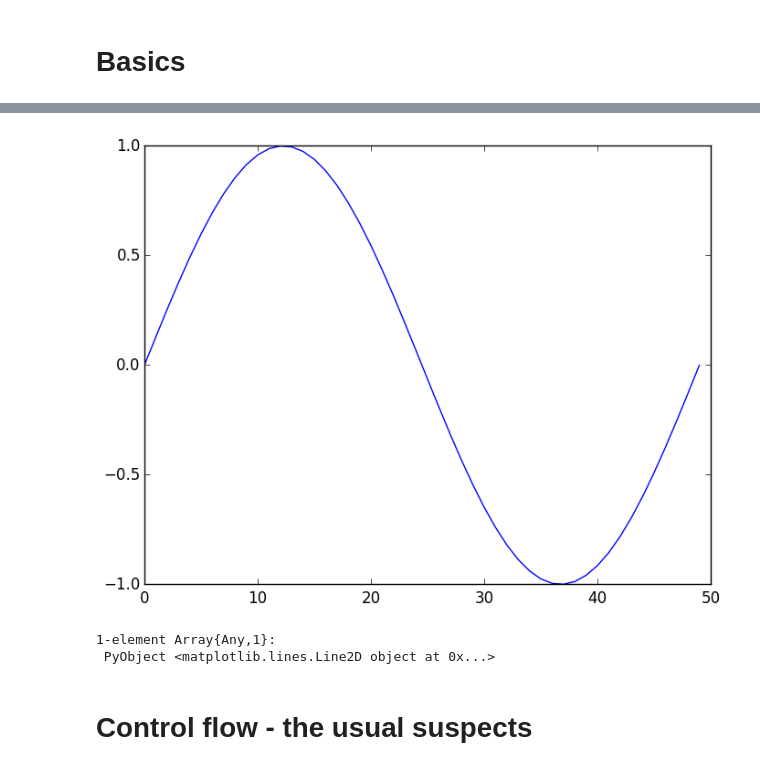
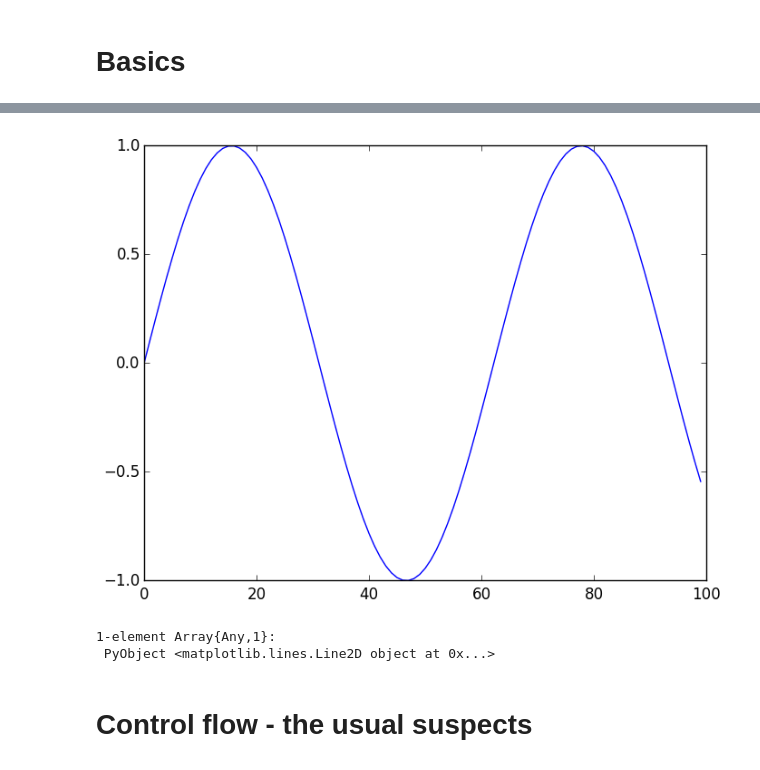
Before and after one commit to rened/ViennaJuliaMeetup, a Jupyter notebook: notebooks/2015 June - Julia in 20 cells.ipynb, the cells around one changed output, grey strips where cells are left out. Drawn from its saved outputs; the diff is of its cells as text; code cells hidden in the pictures.

```diff
--- a/notebooks/2015 June - Julia in 20 cells.ipynb
+++ b/notebooks/2015 June - Julia in 20 cells.ipynb
@@ -13,8 +13,9 @@ rand(2,3) * ones(3,1)
 # %%
 using PyPlot
+a = sin(linspace(0,10))
 plot(a)
 # %% [output]
-[figure, old version]
+[figure, new version]
 1-element Array{Any,1}:
  PyObject <matplotlib.lines.Line2D object at 0x...>
 # %% [markdown]
```
Also changed, not shown: parts of 62 cells of this notebook, 1 other file.
